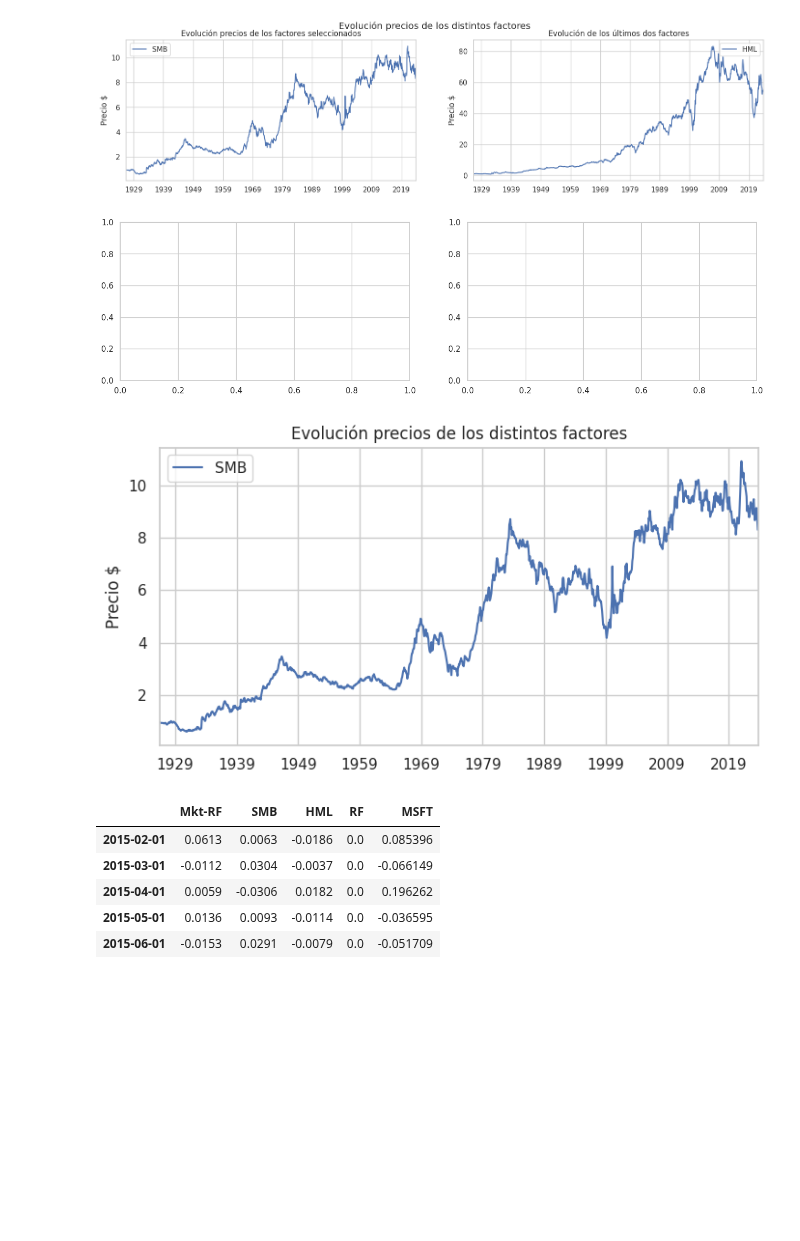
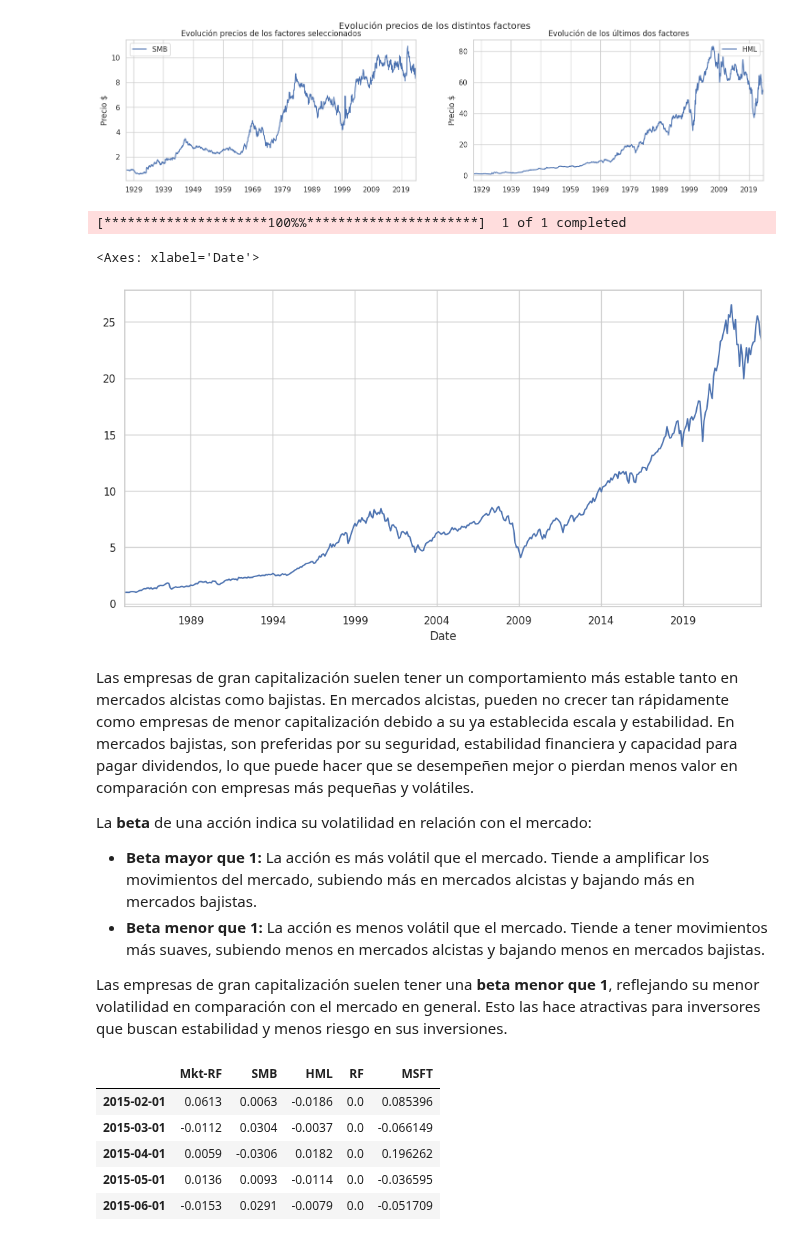
Before and after one commit to alfonso-santos/microcredencial-carteras-python-2023, a Jupyter notebook: Tema_5_APT/src/APT.ipynb, the cells around one changed output. Saved outputs shown, nothing was run; the diff lists cells and outputs as text; code cells hidden in the pictures; blank space fills up the shorter version.

```diff
--- a/Tema_5_APT/src/APT.ipynb
+++ b/Tema_5_APT/src/APT.ipynb
@@ -490,21 +477,25 @@ fig.suptitle('Evolución precios de los distintos factores')
 plt.show();
 # %% [output]
 [figure]
-# %%
-fig, ax = plt.subplots(1, 2, figsize=(16, 4))
-
-ax[0]= precios_factors.iloc[:, 1:-2].plot(figsize=(8,4))
-
-ax[1]= precios_factors.iloc[:, -2:].plot(figsize=(8,4))
-
-plt.title('Evolución precios de los distintos factores')
-
-plt.ylabel('Precio $')
-
-plt.show();
-# %% [output]
-[figure, removed]
-[figure, removed]
+# %%
+sp500 = yf.download('^GSPC', start=precios_factors.index[0], end=precios_factors.index[-1], interval='1mo')['Adj Close']
+# %% [output]
+[*********************100%%**********************]  1 of 1 completed
+# %%
+
+(sp500/sp500[0]).plot(figsize=(12,6))
+# %% [output]
+<Axes: xlabel='Date'>
+[figure, added]
+# %% [markdown]
+Las empresas de gran capitalización suelen tener un comportamiento más estable tanto en mercados alcistas como bajistas. En mercados alcistas, pueden no crecer tan rápidamente como empresas de menor capitalización debido a su ya establecida escala y estabilidad. En mercados bajistas, son preferidas por su seguridad, estabilidad financiera y capacidad para pagar dividendos, lo que puede hacer que se desempeñen mejor o pierdan menos valor en comparación con empresas más pequeñas y volátiles.
+
+La **beta** de una acción indica su volatilidad en relación con el mercado:
+
+- **Beta mayor que 1:** La acción es más volátil que el mercado. Tiende a amplificar los movimientos del mercado, subiendo más en mercados alcistas y bajando más en mercados bajistas.
+- **Beta menor que 1:** La acción es menos volátil que el mercado. Tiende a tener movimientos más suaves, subiendo menos en mercados alcistas y bajando menos en mercados bajistas.
+
+Las empresas de gran capitalización suelen tener una **beta menor que 1**, reflejando su menor volatilidad en comparación con el mercado en general. Esto las hace atractivas para inversores que buscan estabilidad y menos riesgo en sus inversiones.
 # %%
 # Creamos el dataframe con os factores y los retornos de Microsoft
 
```
Also changed, not shown: parts of 2 cells of this notebook.
